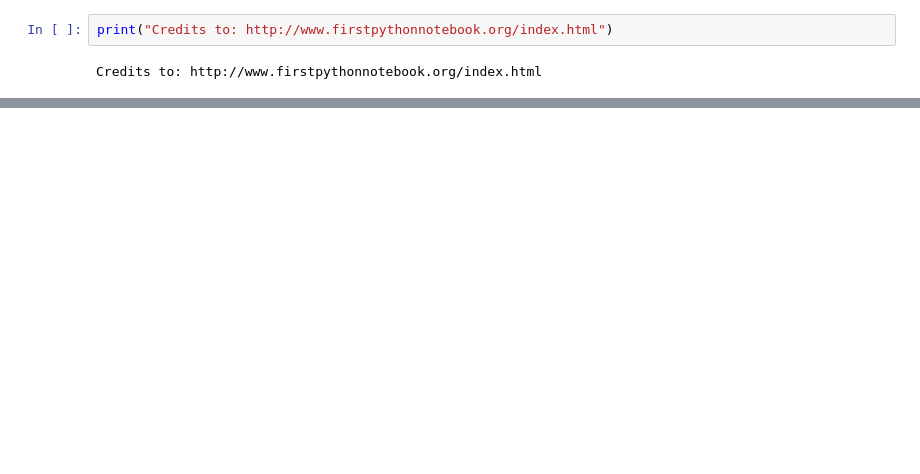
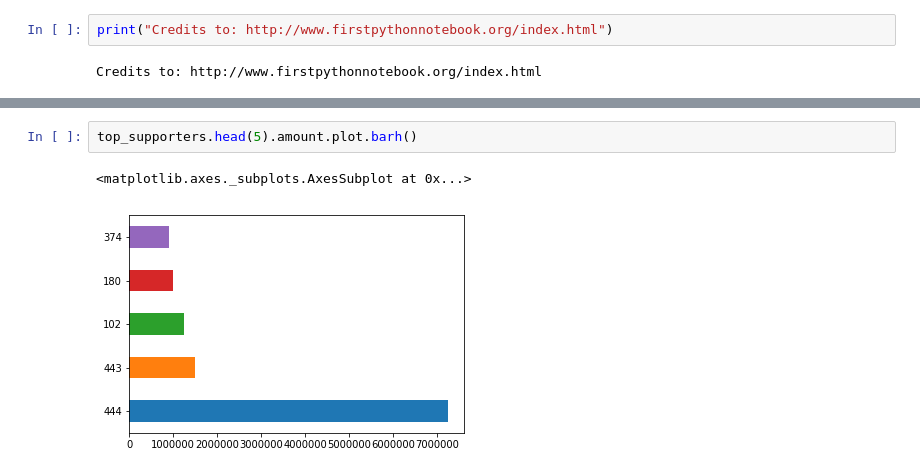
Before and after one commit to cesarpgouveia/first-python-notebook, a Jupyter notebook: First_Python_Notebook.ipynb, the cells around one changed output, grey strips where cells are left out. Saved outputs shown, nothing was run; the diff lists cells and outputs as text; blank space fills up the shorter version.

```diff
--- a/First_Python_Notebook.ipynb
+++ b/First_Python_Notebook.ipynb
@@ -507,0 +564,5 @@ Credits to: http://www.firstpythonnotebook.org/index.html
+# %%
+top_supporters.head(5).amount.plot.barh()
+# %% [output]
+<matplotlib.axes._subplots.AxesSubplot at 0x...>
+[figure, added]
```
Also changed, not shown: parts of 26 cells of this notebook.
